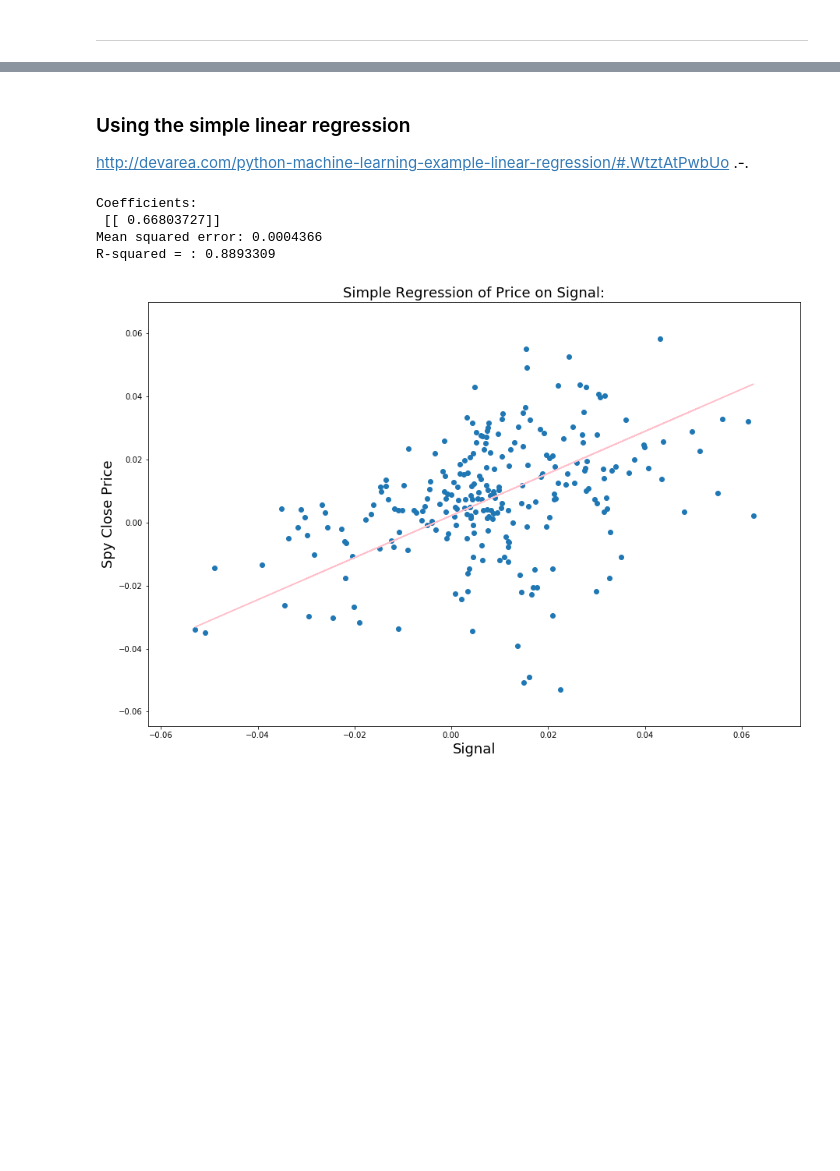
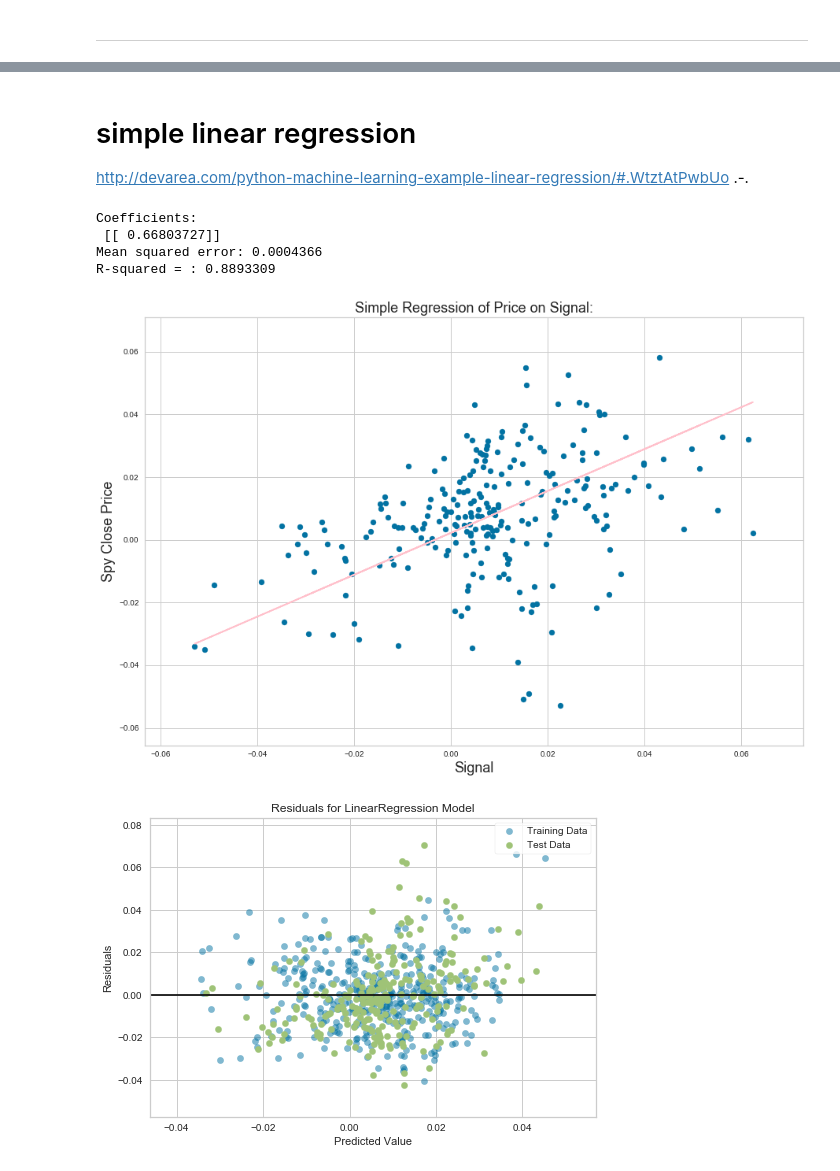
Before and after one commit to a20180502/stock_market_prediction_SP500, a Jupyter notebook: dump2_Regression.ipynb, the cells around one changed output, grey strips where cells are left out. Drawn from its saved outputs; the diff is of its cells as text; code cells hidden in the pictures; blank space fills up the shorter version.

```diff
--- a/dump2_Regression.ipynb
+++ b/dump2_Regression.ipynb
@@ -25,6 +25,8 @@ import matplotlib.pyplot as plt
 
 from statsmodels.tsa.stattools import adfuller
 from pandas.core import datetools
+
+from yellowbrick.regressor import ResidualsPlot
 
 # A copy paste from TLDR_make_stationary, excluding ARIMA:
 
@@ -57,6 +59,14 @@ def test_stationarity(timeseries, window):
 def setup_plot(title, width=15, height=10):
     plt.figure(figsize=(width, height))
     plt.title(title, fontsize=18)
+
+
+def plot_residuals(model, x_train, x_test, y_train, y_test):
+    visualizer = ResidualsPlot(model)
+
+    visualizer.fit(x_train, y_train)  # Fit the training data to the visualizer
+    visualizer.score(x_test, y_test)  # Evaluate the model on the test data
+    g = visualizer.poof()
 # ------------------------------------------------------ #
 
 # I am replacing outliers instead of dropping for sake of window
@@ -345,5 +361,5 @@ There are three distinct integers (p, d, q) that are used to parametrize ARIMA m
 # %% [markdown]
-### Using the simple linear regression
+# simple linear regression
 http://devarea.com/python-machine-learning-example-linear-regression/#.WtztAtPwbUo
 .-.
 # %%
@@ -354,43 +370,55 @@ from datetime import date
 import seaborn as sb
 # %%
 # 1 week ~ 5 days
-to_predict = 250
+to_predict = 250 #int(len(price_log_dif)/3)
+
+wind = 10 # Increasing this will increas R^2
+
+# price_shift = price_log - price_log.shift(10)
+price_diff2 = np.log(df['spy_close_price']).diff(wind).dropna()
+sig_diff2 = np.log(df['signal']).diff(wind).dropna()
 
 # Temp dataframe using the stationary signal and prices
-dftemp = pd.concat([signal_stat, price_log_dif], axis=1)
+dftemp = pd.concat([sig_diff2, price_diff2], axis=1)
+dftemp.dropna(inplace=True)
 x = dftemp[['signal']]
 y = dftemp[['spy_close_price']]
 x_train, x_test = x[:-to_predict], x[-to_predict:]
 y_train, y_test = y[:-to_predict], y[-to_predict:]
+
 
 # Train the model and predict for x_test
 lm = LinearRegression()
 lm.fit(x_train, y_train)
 predicted = lm.predict(x_test)
 expected = y_test.values
 
 # The coefficients
 print('Coefficients: \n', lm.coef_)
 # The mean squared error
 print("Mean squared error: %.7f"
       % mean_squared_error(x_test, expected))
 # Explained variance score: 1 is perfect prediction
 print('R-squared = : %.7f' % r2_score(x_test, predicted))
 
 setup_plot("Simple Regression of Price on Signal:")
 plt.scatter(x_test, y_test)
 plt.plot(x_test, predicted, color='pink')
 
 plt.xlabel('Signal', fontsize=18)
 plt.ylabel('Spy Close Price', fontsize=18)
 
 plt.show()
+
+# Plot the residuals
+plot_residuals(LinearRegression(), x_train, x_test, y_train, y_test)
 # %% [output]
 Coefficients:
  [[ 0.66803727]]
 Mean squared error: 0.0004366
 R-squared = : 0.8893309
-[figure, old version]
+[figure, new version]
+[figure, added]
 # %%
 # Plotting expected vs predicted
 setup_plot("Expected vs Predicted for Test set")
```
Also changed, not shown: parts of 11 cells of this notebook.
